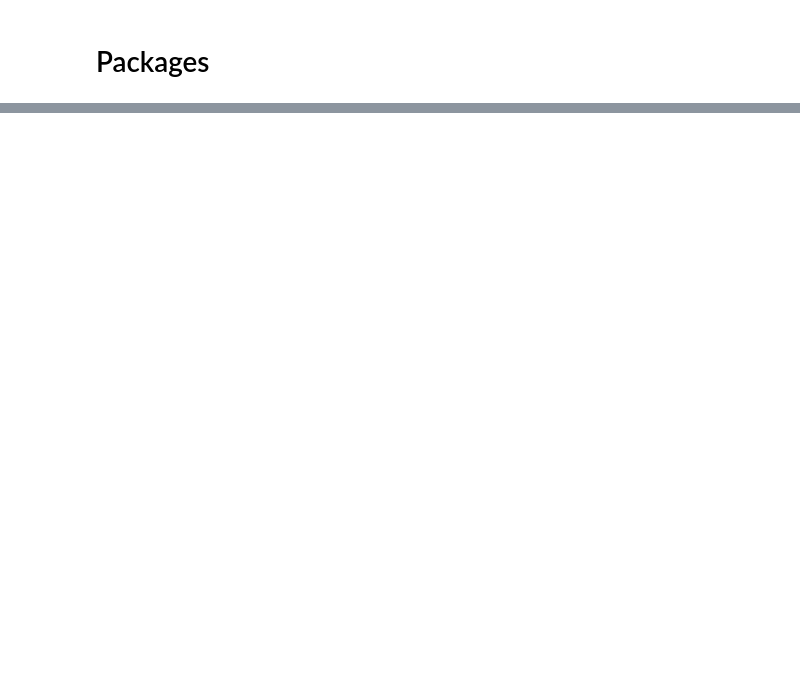
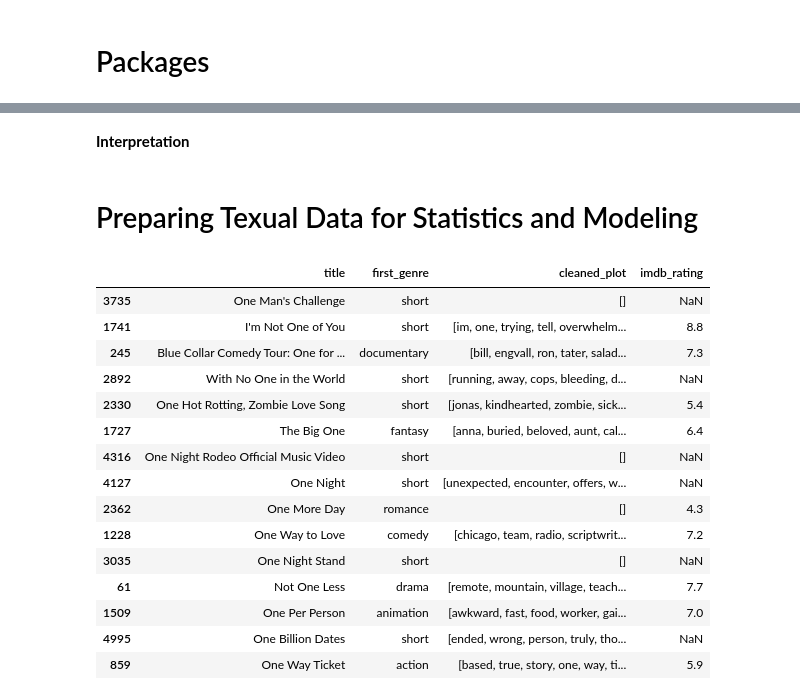
Before and after one commit to dmunger27/Movies_Plots_Analysis, a Jupyter notebook: notebooks/Descriptive Statistics on API Data.ipynb, the cells around one changed output, grey strips where cells are left out. Drawn from its saved outputs; the diff is of its cells as text; code cells hidden in the pictures; blank space fills up the shorter version.

```diff
--- a/notebooks/Descriptive Statistics on API Data.ipynb
+++ b/notebooks/Descriptive Statistics on API Data.ipynb
@@ -37,0 +51,6 @@ df.sample(15)
+# %%
+# Create a new column to look at the length of each plot
+movies_info['plot_length'] = movies_info['plot'].str.len()
+
+# 5 number summary of the numerical columns
+movies_info.describe().T
@@ -37,0 +112,60 @@ df.sample(15)
+# %% [markdown]
+**Interpretation**
+# %% [markdown]
+# Preparing Texual Data for Statistics and Modeling
+# %%
+punctuation = set(punctuation)
+# Remove nas in plot and genre columns
+movies_info['plot'] = movies_info['plot'].fillna(' ')
+movies_info['genre'] = movies_info['genre'].fillna(' ')
+# Text cleaning function
+def clean_text_data(column):
+    new_description = []
+    for description in column:
+        update_desc = description
+        # Remove the punctuation from each description
+        for i in description:
+            if i in punctuation:
+                update_desc = update_desc.replace(i, "")
+        # Remove extra white space
+        update_desc = re.sub(r'\s+', ' ', update_desc)
+        # Split on whitespace
+        update_desc = update_desc.split()
+        # Fold to lowercase
+        for i in range(len(update_desc)):
+            update_desc[i] = update_desc[i].lower()
+        # Remove stopwords
+        update_desc = [i for i in update_desc if i not in sw]
+        new_description.append(update_desc)
+    return new_description
+# %%
+#Remove empty lists from cleaned_genre
+movies_info = movies_info[movies_info['genre'] != ' ']
+
+# Clean the plot description and genre text
+movies_info['cleaned_plot'] = clean_text_data(movies_info['plot'])
+movies_info['cleaned_genre'] = clean_text_data(movies_info['genre'])
+
+# Keep only the first word in the cleaned genre lists
+movies_info['first_genre'] = [i[0] for i in movies_info['cleaned_genre']]
+
+# Create new df with only the first_genre and cleaned_plot columns
+cleaned_df = movies_info[['title', 'first_genre', 'cleaned_plot', 'imdb_rating']]
+cleaned_df.sample(15)
+# %% [output]
+|  | title | first_genre | cleaned_plot | imdb_rating |
+| 3735 | One Man's Challenge | short | [] | NaN |
+| 1741 | I'm Not One of You | short | [im, one, trying, tell, overwhelm... | 8.8 |
+| 245 | Blue Collar Comedy Tour: One for ... | documentary | [bill, engvall, ron, tater, salad... | 7.3 |
+| 2892 | With No One in the World | short | [running, away, cops, bleeding, d... | NaN |
+| 2330 | One Hot Rotting, Zombie Love Song | short | [jonas, kindhearted, zombie, sick... | 5.4 |
+| 1727 | The Big One | fantasy | [anna, buried, beloved, aunt, cal... | 6.4 |
+| 4316 | One Night Rodeo Official Music Video | short | [] | NaN |
+| 4127 | One Night | short | [unexpected, encounter, offers, w... | NaN |
+| 2362 | One More Day | romance | [] | 4.3 |
+| 1228 | One Way to Love | comedy | [chicago, team, radio, scriptwrit... | 7.2 |
+| 3035 | One Night Stand | short | [] | NaN |
+| 61 | Not One Less | drama | [remote, mountain, village, teach... | 7.7 |
+| 1509 | One Per Person | animation | [awkward, fast, food, worker, gai... | 7.0 |
+| 4995 | One Billion Dates | short | [ended, wrong, person, truly, tho... | NaN |
+| 859 | One Way Ticket | action | [based, true, story, one, way, ti... | 5.9 |
```
Also changed, not shown: parts of 16 cells of this notebook, 5 other files.
